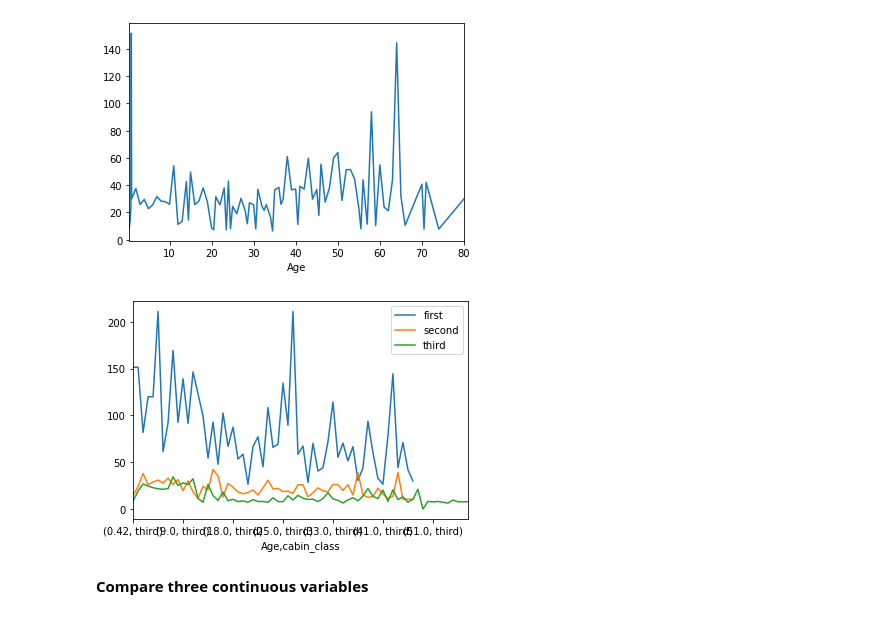
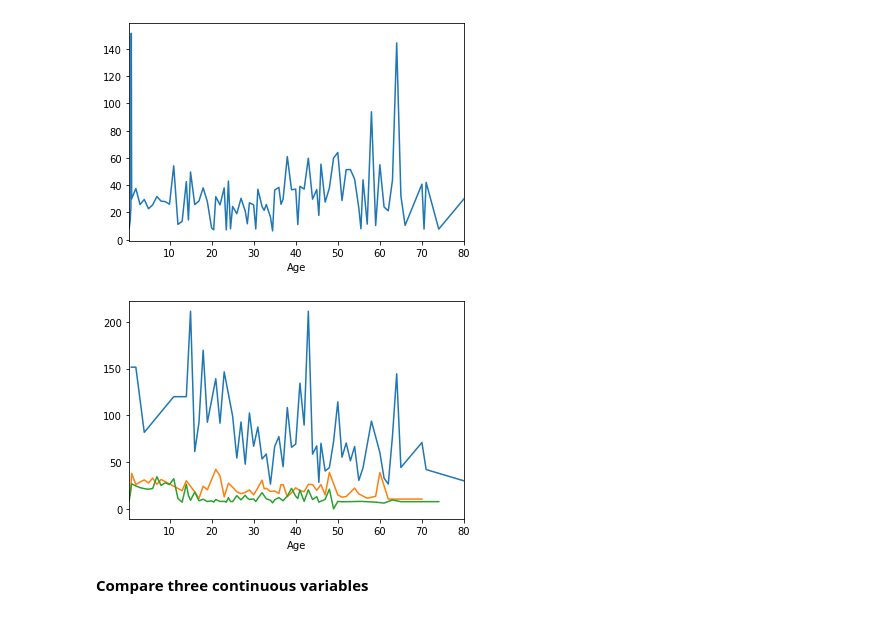
Before and after one commit to sugarfreecode/DS-Unit-1-Sprint-1-Data-Wrangling-and-Storytelling, a Jupyter notebook: module4-make-explanatory-visualizations/LS_DS_114_Make_Explanatory_Visualizations_Lecture_Solutions.ipynb, the cells around one changed output. Saved outputs shown, nothing was run; the diff lists cells and outputs as text; code cells hidden in the pictures.

```diff
--- a/module4-make-explanatory-visualizations/LS_DS_114_Make_Explanatory_Visualizations_Lecture_Solutions.ipynb
+++ b/module4-make-explanatory-visualizations/LS_DS_114_Make_Explanatory_Visualizations_Lecture_Solutions.ipynb
@@ -220,11 +222,11 @@ df.groupby('Age')['Fare'].mean().plot();
 [figure]
 # %%
 # Line chart: age by fare and cabin class
-age_grouped=df.groupby(['Age', 'cabin_class']).mean()
-age_grouped.groupby('cabin_class')['Fare'].plot()
-plt.legend();
+df[df['cabin_class']=='first'].groupby('Age')['Fare'].mean().plot()
+df[df['cabin_class']=='second'].groupby('Age')['Fare'].mean().plot()
+df[df['cabin_class']=='third'].groupby('Age')['Fare'].mean().plot();
 # %% [output]
-[figure, old version]
+[figure, new version]
 # %% [markdown]
 **Compare three continuous variables**
 # %%
```
Also changed, not shown: parts of 1 cell of this notebook.
